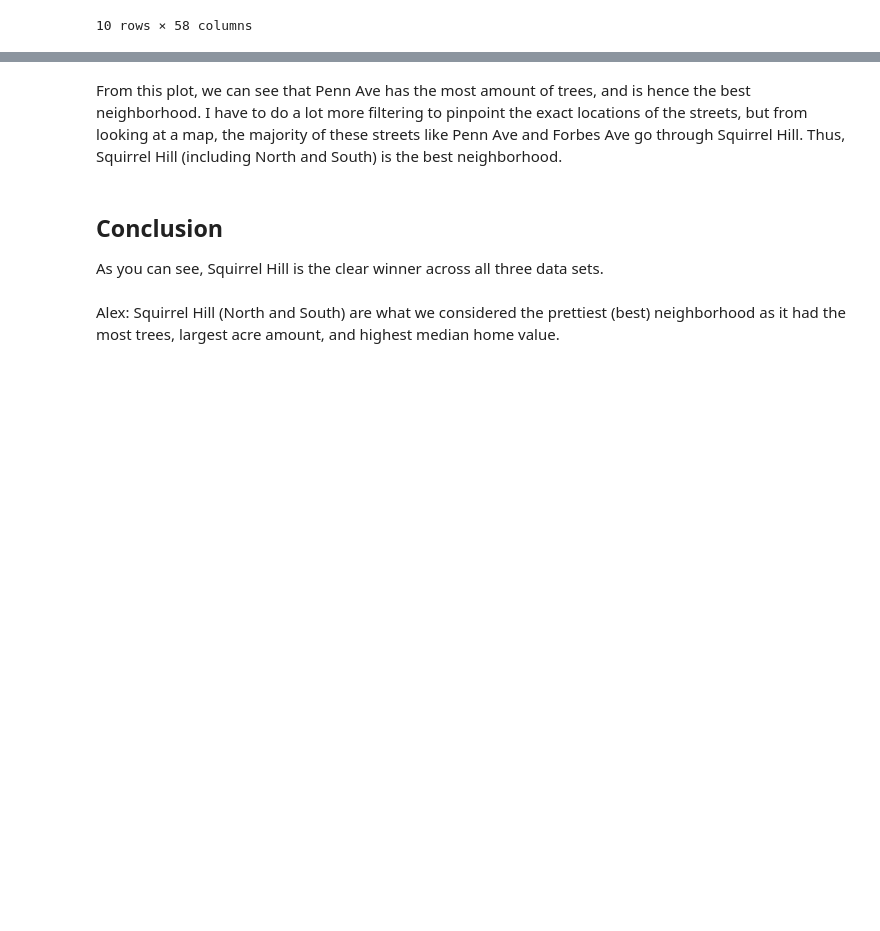
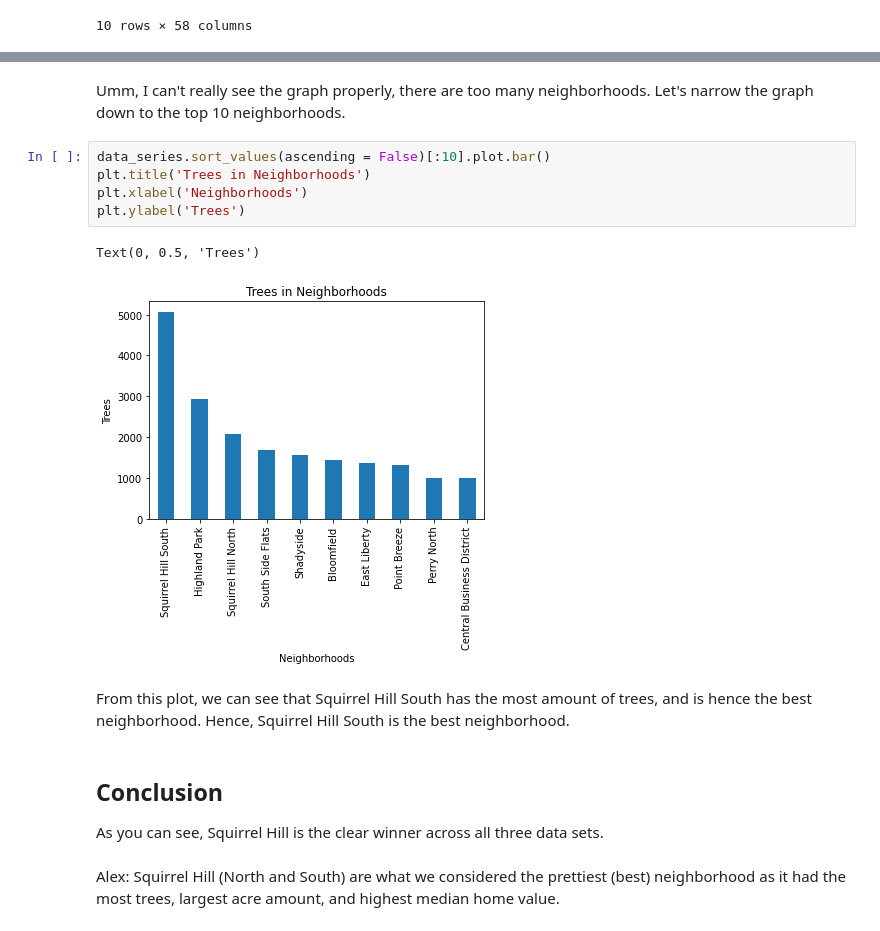
Before and after one commit to areejmohsin/Final-Project, a Jupyter notebook: FinalProject.ipynb, the cells around one changed output, grey strips where cells are left out. Drawn from its saved outputs; the diff is of its cells as text; blank space fills up the shorter version.

```diff
--- a/FinalProject.ipynb
+++ b/FinalProject.ipynb
@@ -239,5 +262,15 @@ Text(0, 0.5, 'Trees')
+# %% [markdown]
+Umm, I can't really see the graph properly, there are too many neighborhoods. Let's narrow the graph down to the top 10 neighborhoods.
+# %%
+data_series.sort_values(ascending = False)[:10].plot.bar()
+plt.title('Trees in Neighborhoods')
+plt.xlabel('Neighborhoods')
+plt.ylabel('Trees')
+# %% [output]
+Text(0, 0.5, 'Trees')
+[figure, added]
 # %% [markdown]
-From this plot, we can see that Penn Ave has the most amount of trees, and is hence the best neighborhood. I have to do a lot more filtering to pinpoint the exact locations of the streets, but from looking at a map, the majority of these streets like Penn Ave and Forbes Ave go through Squirrel Hill. Thus, Squirrel Hill (including North and South) is the best neighborhood.
+From this plot, we can see that Squirrel Hill South has the most amount of trees, and is hence the best neighborhood. Hence, Squirrel Hill South is the best neighborhood.
 # %% [markdown]
 ## Conclusion
 As you can see, Squirrel Hill is the clear winner across all three data sets.
```
Also changed, not shown: parts of 15 cells of this notebook.
